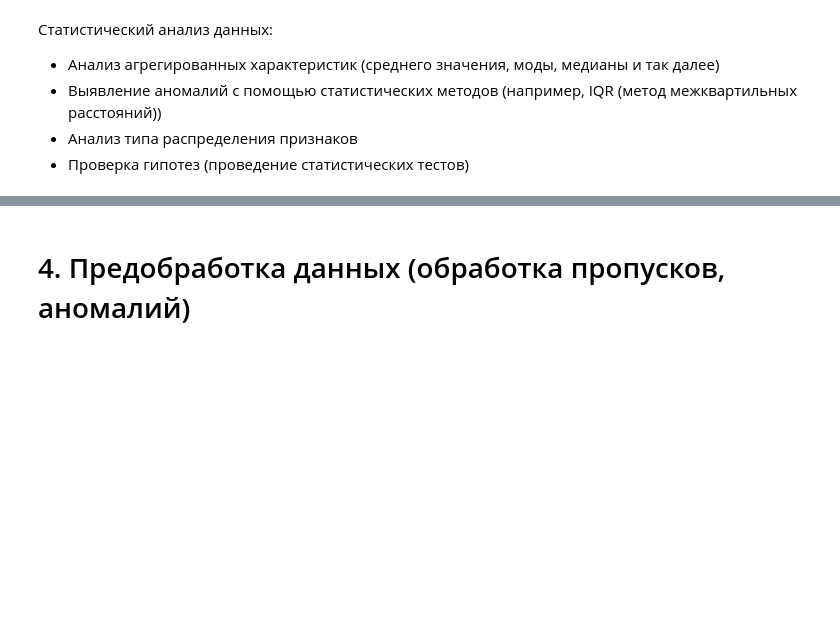
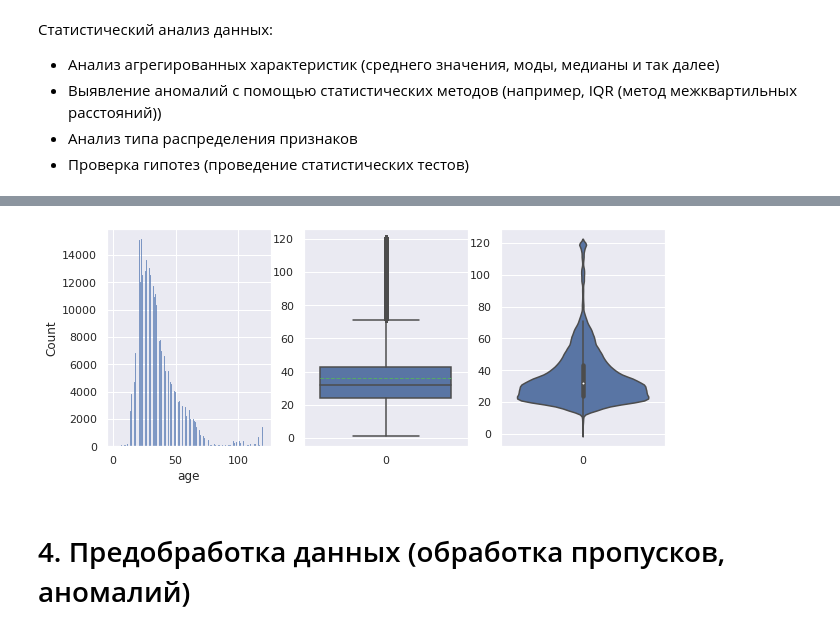
Before and after one commit to nglaz0v/DS_bootcamp, a Jupyter notebook: 5-ANN_CV/project_5.ipynb, the cells around one changed output, grey strips where cells are left out. Drawn from its saved outputs; the diff is of its cells as text; code cells hidden in the pictures; blank space fills up the shorter version.

```diff
--- a/5-ANN_CV/project_5.ipynb
+++ b/5-ANN_CV/project_5.ipynb
@@ -274,3 +258,14 @@ sns.violinplot(data=gb_data['age']);
+# %%
+plt.figure(figsize=(10, 4))
+age = gb_data[gb_data['age'] > 0]['age']
+plt.subplot(1, 3, 1)
+sns.histplot(data=age);
+plt.subplot(1, 3, 2)
+sns.boxplot(data=age, showmeans=True, meanline=True);
+plt.subplot(1, 3, 3)
+sns.violinplot(data=age);
+# %% [output]
+[figure, added]
 # %% [markdown]
 # 4. Предобработка данных (обработка пропусков, аномалий)
 # %% [markdown]
```
Also changed, not shown: parts of 59 cells of this notebook.
